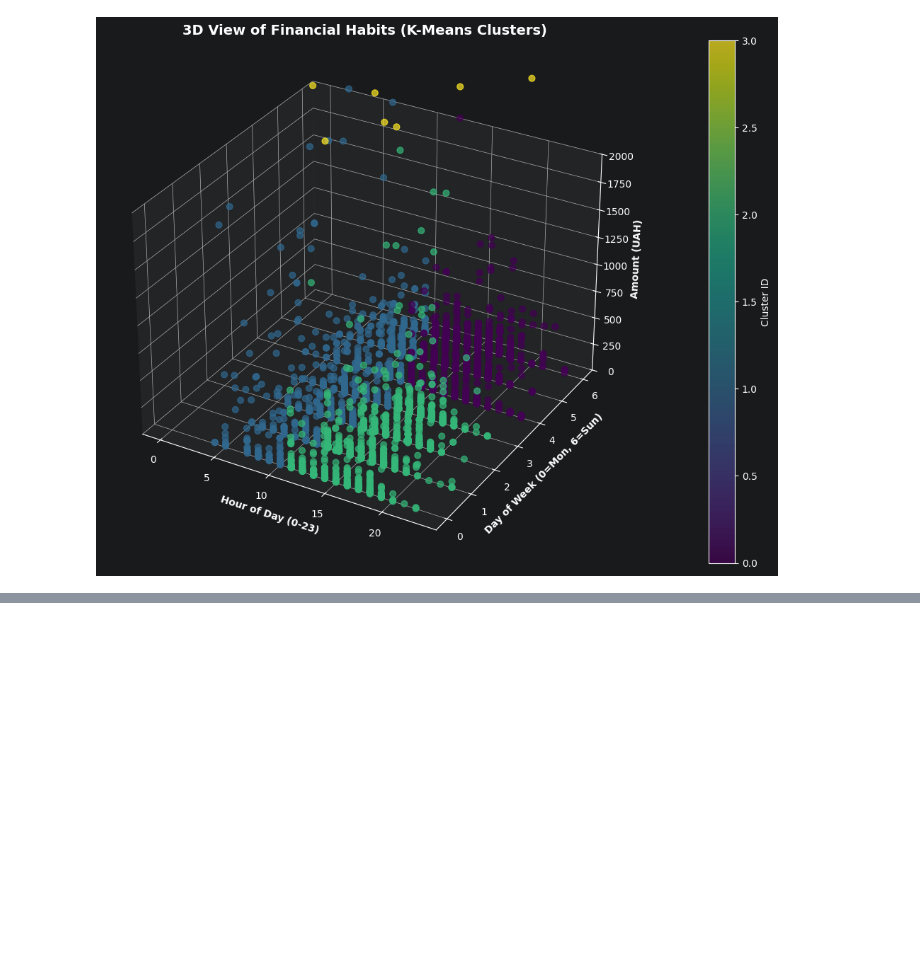
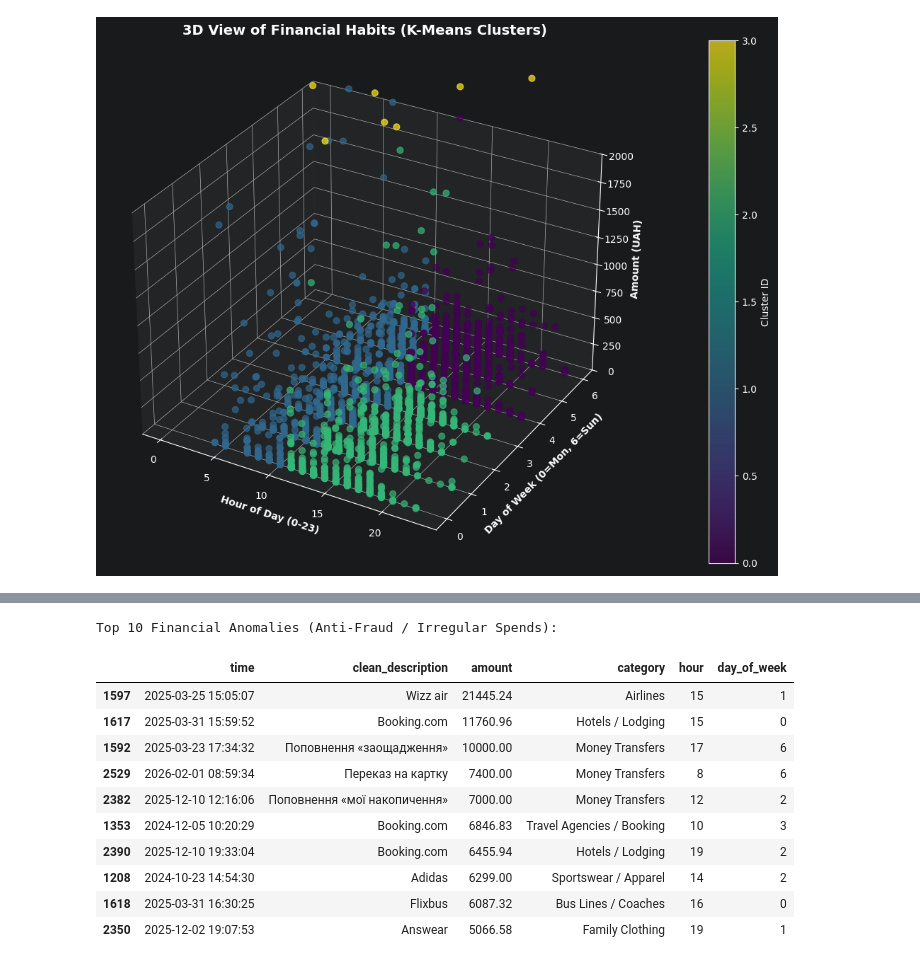
Before and after one commit to artpol1105/monobank_finance_xray, a Jupyter notebook: notebooks/02_machine_learning.ipynb, the cells around one changed output, grey strips where cells are left out. Drawn from its saved outputs; the diff is of its cells as text; code cells hidden in the pictures; blank space fills up the shorter version.

```diff
--- a/notebooks/02_machine_learning.ipynb
+++ b/notebooks/02_machine_learning.ipynb
@@ -292,0 +291,34 @@ Projected Zero Balance Date: 2026-06-03
+# %%
+df_ml['hour'] = df_ml['time'].dt.hour
+df_ml['day_of_week'] = df_ml['time'].dt.dayofweek
+
+if 'clean_description' not in df_ml.columns:
+    df_ml['clean_description'] = df_ml['description'].str.strip().str.lower().str.capitalize()
+
+features_for_anomaly = ['amount', 'hour', 'day_of_week']
+X_anomaly = df_ml[features_for_anomaly].dropna()
+
+iso_forest = IsolationForest(n_estimators=100, contamination=0.03, random_state=42)
+iso_forest.fit(X_anomaly)
+
+df_ml['is_anomaly'] = iso_forest.predict(X_anomaly)
+
+anomalies_df = df_ml[df_ml['is_anomaly'] == -1].copy()
+anomalies_df = anomalies_df.sort_values(by='amount', ascending=False)
+
+# Виводимо результати
+print("Top 10 Financial Anomalies (Anti-Fraud / Irregular Spends):")
+display(anomalies_df[['time', 'clean_description', 'amount', 'category', 'hour', 'day_of_week']].head(10))
+# %% [output]
+Top 10 Financial Anomalies (Anti-Fraud / Irregular Spends):
+|  | time | clean_description | amount | category | hour | day_of_week |
+| 1597 | 2025-03-25 15:05:07 | Wizz air | 21445.24 | Airlines | 15 | 1 |
+| 1617 | 2025-03-31 15:59:52 | Booking.com | 11760.96 | Hotels / Lodging | 15 | 0 |
+| 1592 | 2025-03-23 17:34:32 | Поповнення «заощадження» | 10000.00 | Money Transfers | 17 | 6 |
+| 2529 | 2026-02-01 08:59:34 | Переказ на картку | 7400.00 | Money Transfers | 8 | 6 |
+| 2382 | 2025-12-10 12:16:06 | Поповнення «мої накопичення» | 7000.00 | Money Transfers | 12 | 2 |
+| 1353 | 2024-12-05 10:20:29 | Booking.com | 6846.83 | Travel Agencies / Booking | 10 | 3 |
+| 2390 | 2025-12-10 19:33:04 | Booking.com | 6455.94 | Hotels / Lodging | 19 | 2 |
+| 1208 | 2024-10-23 14:54:30 | Adidas | 6299.00 | Sportswear / Apparel | 14 | 2 |
+| 1618 | 2025-03-31 16:30:25 | Flixbus | 6087.32 | Bus Lines / Coaches | 16 | 0 |
+| 2350 | 2025-12-02 19:07:53 | Answear | 5066.58 | Family Clothing | 19 | 1 |
```
Also changed, not shown: parts of 11 cells of this notebook, 2 other files.
